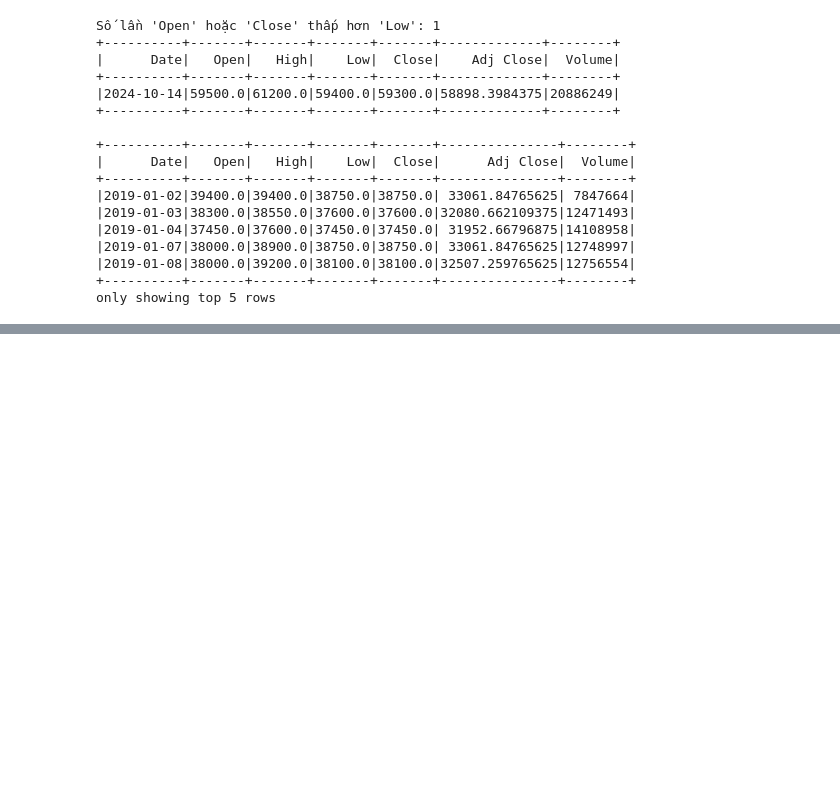
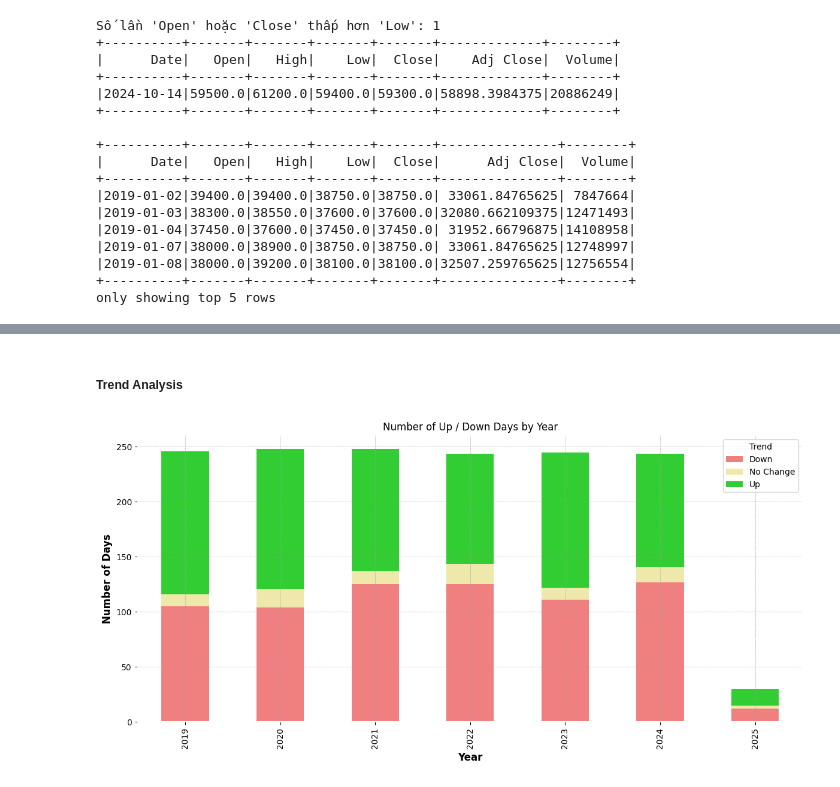
Before and after one commit to BIGDATA-GROUP-4/Samsung-Stock-Price, a Jupyter notebook: Samsung_stockprice.ipynb, the cells around one changed output, grey strips where cells are left out. Saved outputs shown, nothing was run; the diff lists cells and outputs as text; code cells hidden in the pictures; blank space fills up the shorter version.

```diff
--- a/Samsung_stockprice.ipynb
+++ b/Samsung_stockprice.ipynb
@@ -109,0 +164,24 @@ spark.stop()
+# %% [markdown]
+##### Trend Analysis
+# %%
+# Label the trend
+ss_pd['Trend'] = np.where(ss_pd['Return'] > 0, 'Up',
+                       np.where(ss_pd['Return'] < 0, 'Down', 'No Change'))
+
+ss_pd['Year'] = ss_pd['Date'].dt.year
+trend_by_year = ss_pd.groupby(['Year', 'Trend']).size().unstack(fill_value=0)
+
+colors = {
+    'Up': 'limegreen',
+    'Down': 'lightcoral',
+    'No Change': 'palegoldenrod'
+}
+trend_by_year.plot(kind='bar', stacked=True, figsize=(12, 6), color=[colors[col] for col in trend_by_year.columns])
+plt.title('Number of Up / Down Days by Year')
+plt.xlabel('Year')
+plt.ylabel('Number of Days')
+plt.legend(title='Trend')
+plt.tight_layout()
+plt.show()
+# %% [output]
+[figure, added]
```
Also changed, not shown: parts of 7 cells of this notebook.
